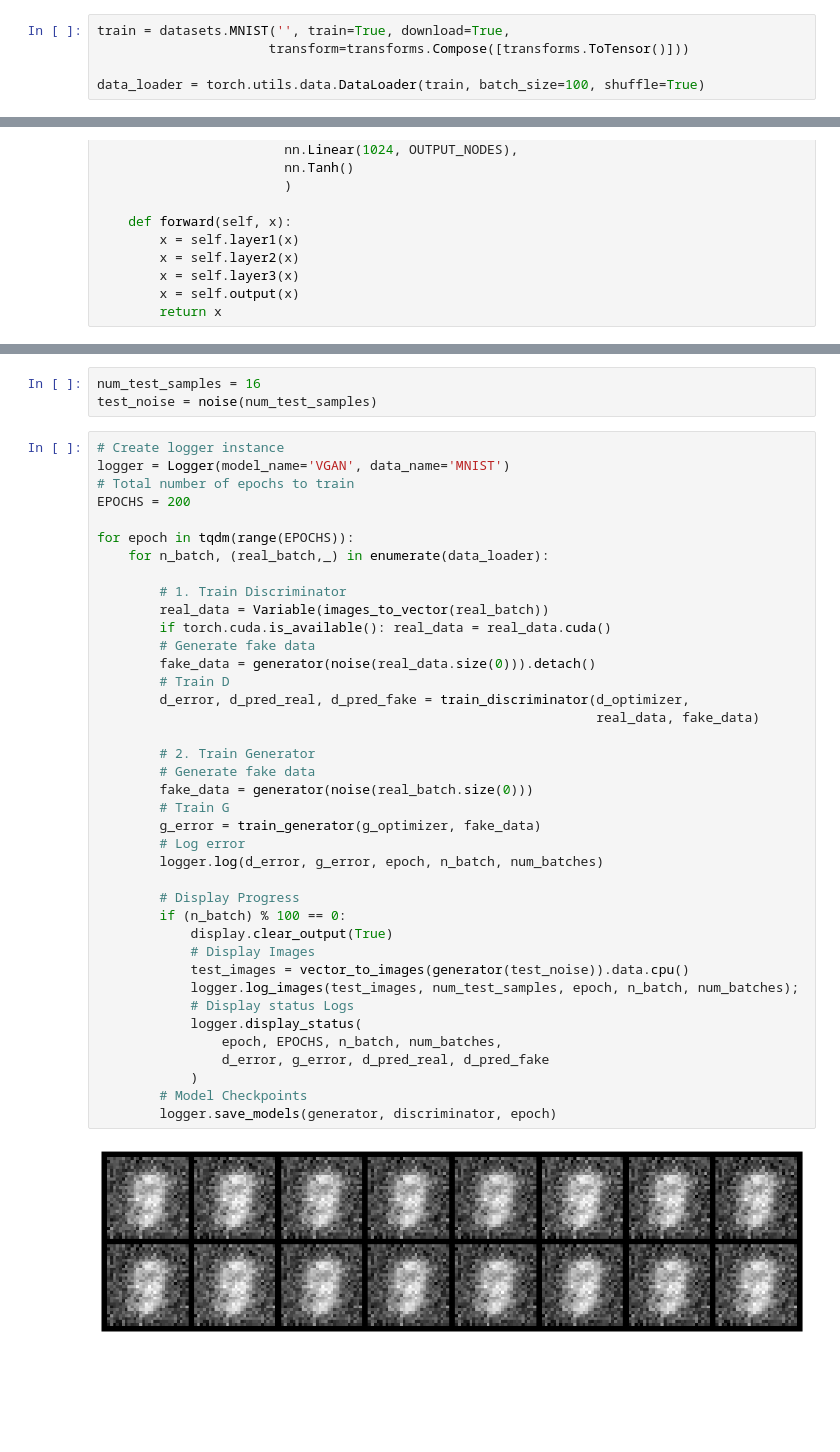
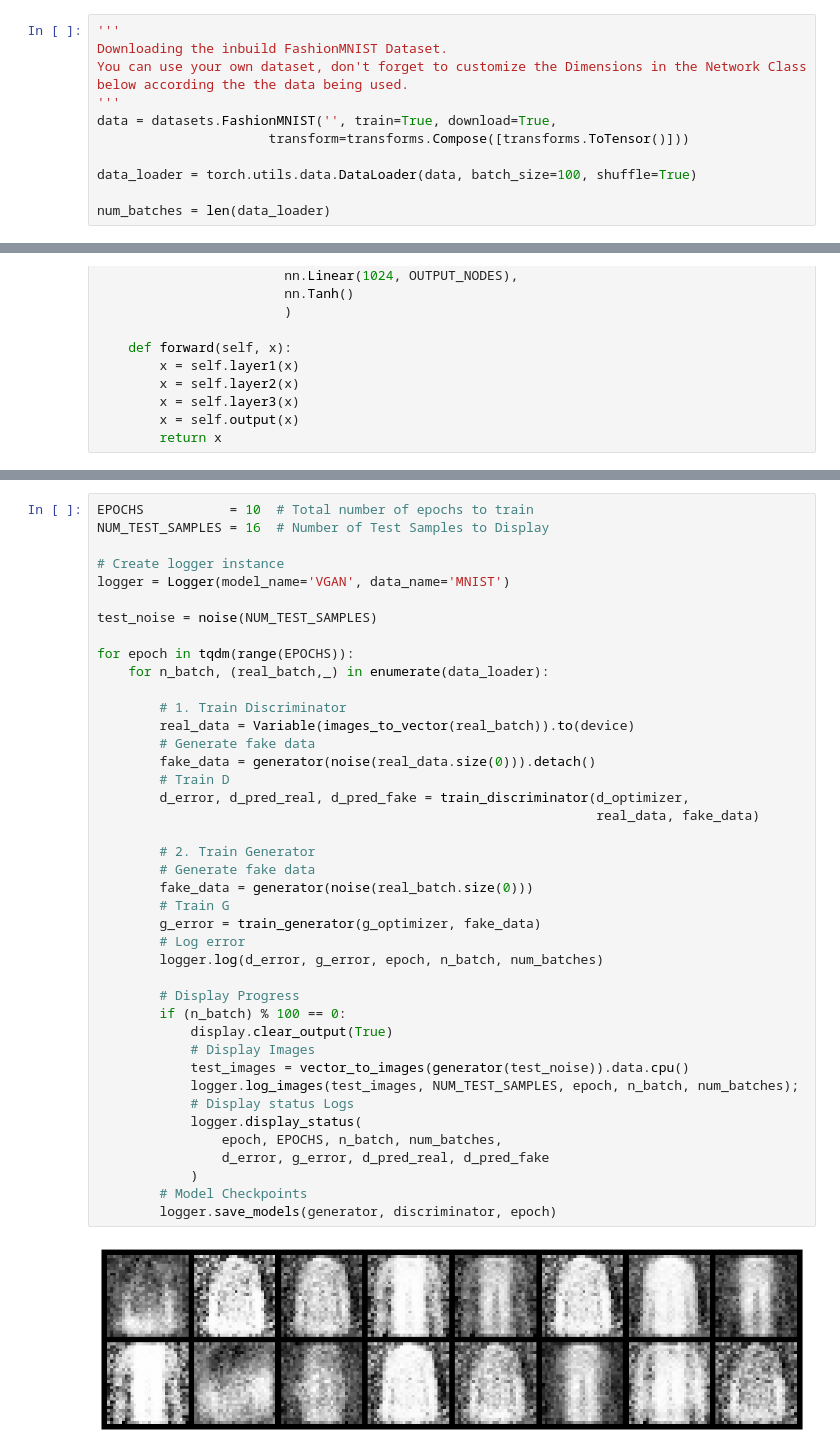
Before and after one commit to ParthikB/GANs, a Jupyter notebook: main.ipynb, the cells around one changed output, grey strips where cells are left out. Cells and saved outputs as stored; diff of their text form; blank space fills up the shorter version.

```diff
--- a/main.ipynb
+++ b/main.ipynb
@@ -63,7 +68,13 @@ def fake_data_target(size):
 # %% [markdown]
 ## Importing and Transforming the Data
 # %%
-train = datasets.MNIST('', train=True, download=True,
+'''
+Downloading the inbuild FashionMNIST Dataset.
+You can use your own dataset, don't forget to customize the Dimensions in the Network Class below according the the data being used.
+'''
+data = datasets.FashionMNIST('', train=True, download=True,
                       transform=transforms.Compose([transforms.ToTensor()]))
 
-data_loader = torch.utils.data.DataLoader(train, batch_size=100, shuffle=True)
+data_loader = torch.utils.data.DataLoader(data, batch_size=100, shuffle=True)
+
+num_batches = len(data_loader)
@@ -227,45 +205,44 @@ g_optimizer = optim.Adam(generator.parameters(), lr=2e-4)
 loss = nn.BCELoss()
-# %%
-num_test_samples = 16
-test_noise = noise(num_test_samples)
 # %%
+EPOCHS           = 10  # Total number of epochs to train
+NUM_TEST_SAMPLES = 16  # Number of Test Samples to Display
+
 # Create logger instance
 logger = Logger(model_name='VGAN', data_name='MNIST')
-# Total number of epochs to train
-EPOCHS = 200
+
+test_noise = noise(NUM_TEST_SAMPLES)
 
 for epoch in tqdm(range(EPOCHS)):
     for n_batch, (real_batch,_) in enumerate(data_loader):
 
         # 1. Train Discriminator
-        real_data = Variable(images_to_vector(real_batch))
-        if torch.cuda.is_available(): real_data = real_data.cuda()
+        real_data = Variable(images_to_vector(real_batch)).to(device)
         # Generate fake data
         fake_data = generator(noise(real_data.size(0))).detach()
         # Train D
         d_error, d_pred_real, d_pred_fake = train_discriminator(d_optimizer,
                                                                 real_data, fake_data)
 
         # 2. Train Generator
         # Generate fake data
         fake_data = generator(noise(real_batch.size(0)))
         # Train G
         g_error = train_generator(g_optimizer, fake_data)
         # Log error
         logger.log(d_error, g_error, epoch, n_batch, num_batches)
 
         # Display Progress
         if (n_batch) % 100 == 0:
             display.clear_output(True)
             # Display Images
             test_images = vector_to_images(generator(test_noise)).data.cpu()
-            logger.log_images(test_images, num_test_samples, epoch, n_batch, num_batches);
+            logger.log_images(test_images, NUM_TEST_SAMPLES, epoch, n_batch, num_batches);
             # Display status Logs
             logger.display_status(
                 epoch, EPOCHS, n_batch, num_batches,
                 d_error, g_error, d_pred_real, d_pred_fake
             )
         # Model Checkpoints
         logger.save_models(generator, discriminator, epoch)
 # %% [output]
-[figure, old version]
+[figure, new version]
```
Also changed, not shown: parts of 10 cells of this notebook.
